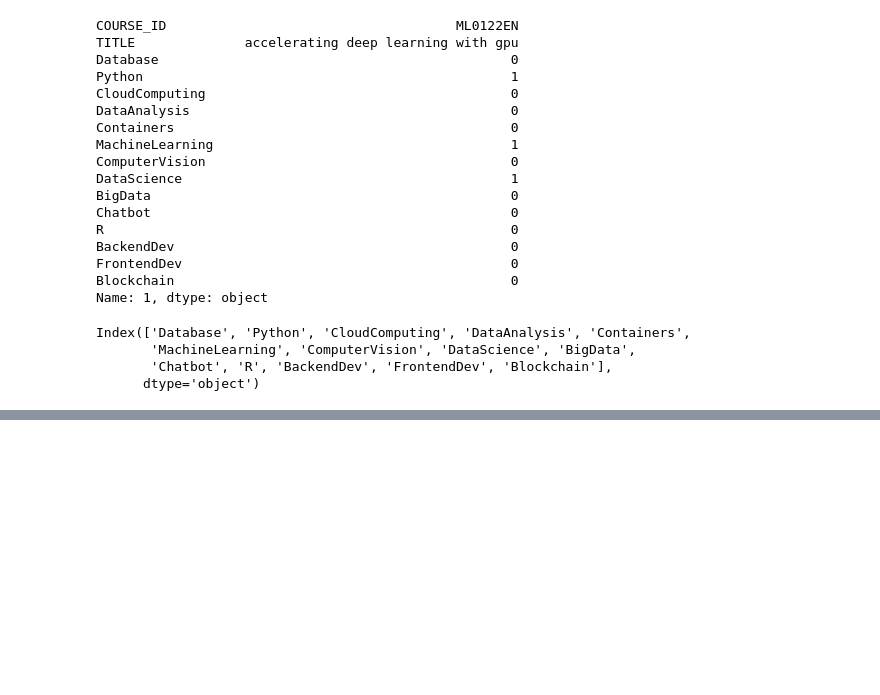
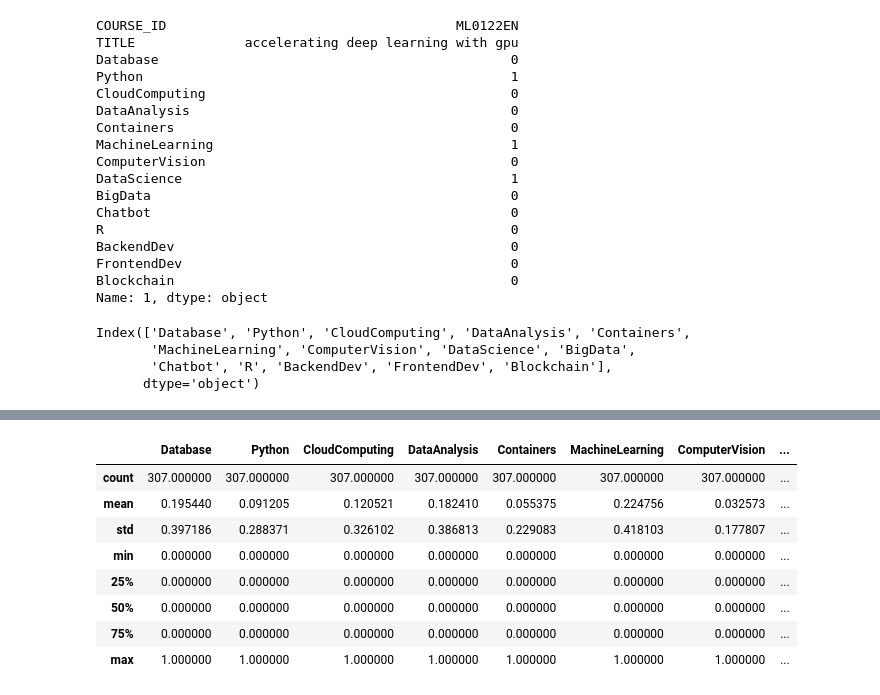
Before and after one commit to jacksonwalters/ibm-ml-cert, a Jupyter notebook: capstone_project/capstone.ipynb, the cells around one changed output, grey strips where cells are left out. Cells and saved outputs as stored; diff of their text form; code cells hidden in the pictures; blank space fills up the shorter version.

```diff
--- a/capstone_project/capstone.ipynb
+++ b/capstone_project/capstone.ipynb
@@ -139,0 +162,12 @@ genre_sums_df.sort_values(by = "Count", ascending=False)
+# %%
+course_df.describe()o
+# %% [output]
+|  | Database | Python | CloudComputing | DataAnalysis | Containers | MachineLearning | ComputerVision | ... |
+| count | 307.000000 | 307.000000 | 307.000000 | 307.000000 | 307.000000 | 307.000000 | 307.000000 | ... |
+| mean | 0.195440 | 0.091205 | 0.120521 | 0.182410 | 0.055375 | 0.224756 | 0.032573 | ... |
+| std | 0.397186 | 0.288371 | 0.326102 | 0.386813 | 0.229083 | 0.418103 | 0.177807 | ... |
+| min | 0.000000 | 0.000000 | 0.000000 | 0.000000 | 0.000000 | 0.000000 | 0.000000 | ... |
+| 25% | 0.000000 | 0.000000 | 0.000000 | 0.000000 | 0.000000 | 0.000000 | 0.000000 | ... |
+| 50% | 0.000000 | 0.000000 | 0.000000 | 0.000000 | 0.000000 | 0.000000 | 0.000000 | ... |
+| 75% | 0.000000 | 0.000000 | 0.000000 | 0.000000 | 0.000000 | 0.000000 | 0.000000 | ... |
+| max | 1.000000 | 1.000000 | 1.000000 | 1.000000 | 1.000000 | 1.000000 | 1.000000 | ... |
```
Also changed, not shown: parts of 19 cells of this notebook.
